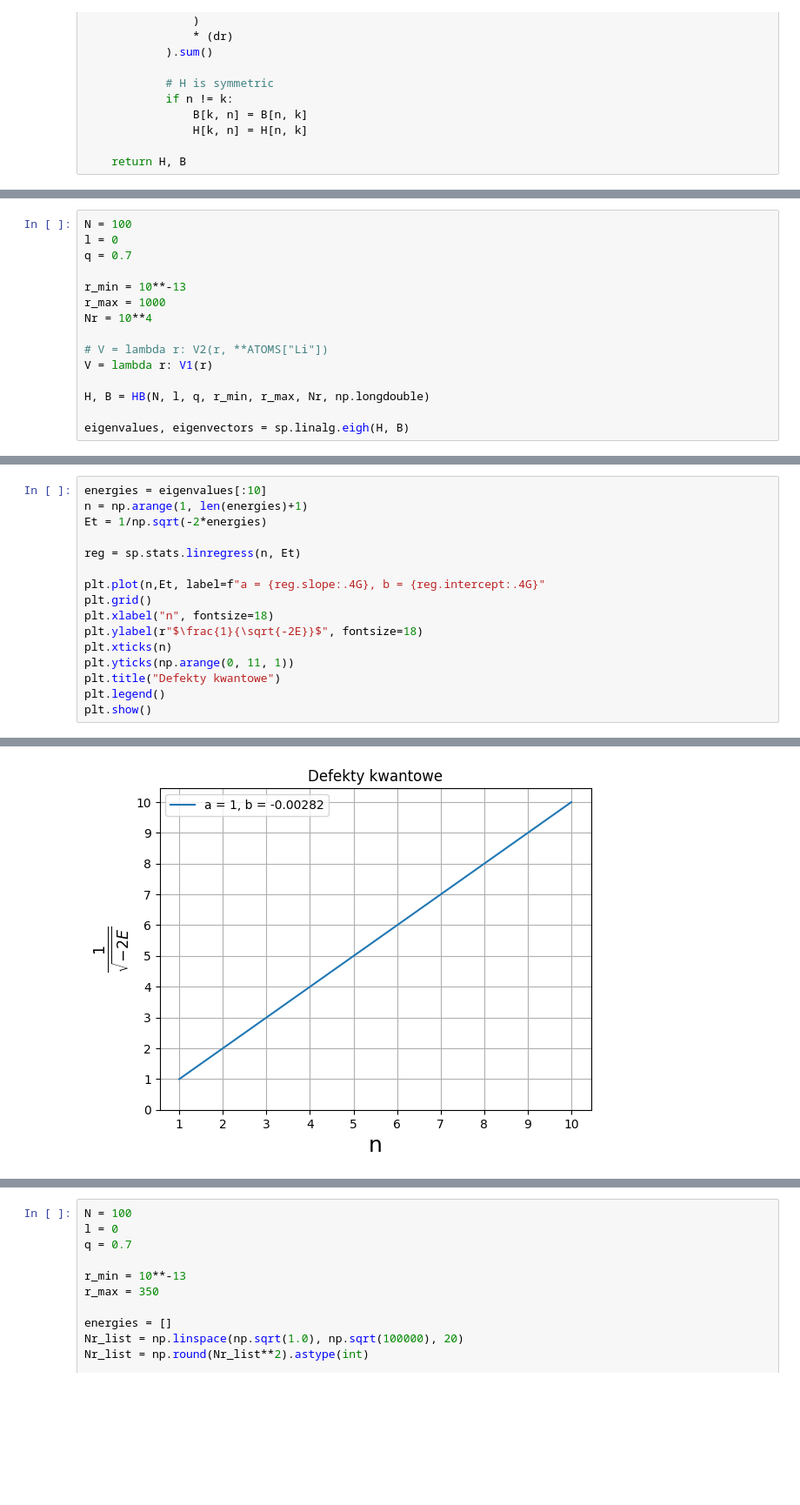
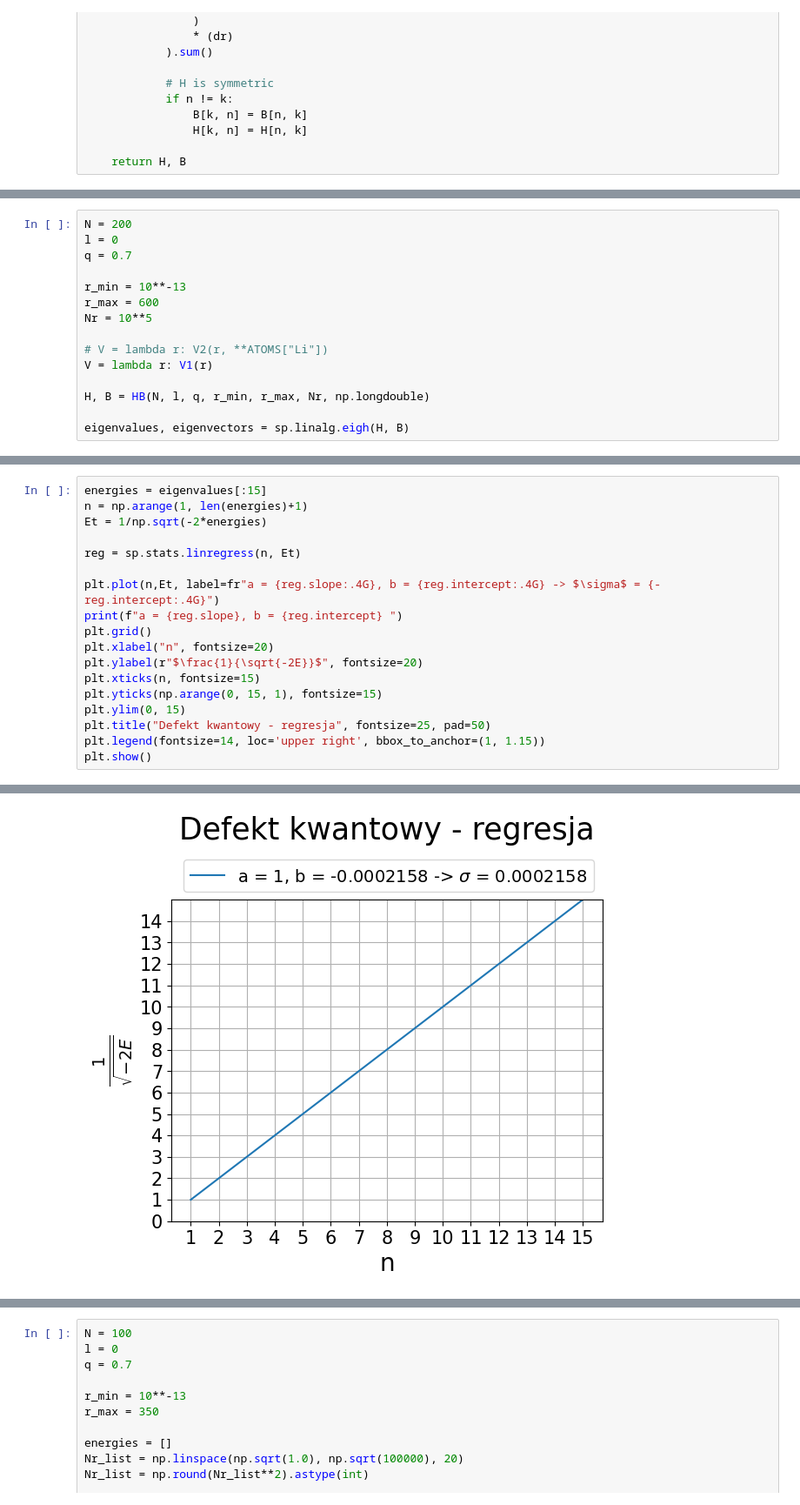
Before and after one commit to Indoxer/sturmian-quantum, a Jupyter notebook: sturmian.ipynb, the cells around one changed output, grey strips where cells are left out. Shown: that part at 87% size. Cells and saved outputs as stored; diff of their text form; blank space fills up the shorter version.

```diff
--- a/sturmian.ipynb
+++ b/sturmian.ipynb
@@ -258,11 +247,11 @@ NumbaValueError: Unsupported array dtype: float128
 # %%
-N = 100
+N = 200
 l = 0
 q = 0.7
 
 r_min = 10**-13
-r_max = 1000
-Nr = 10**4
+r_max = 600
+Nr = 10**5
 
 # V = lambda r: V2(r, **ATOMS["Li"])
 V = lambda r: V1(r)
@@ -279,17 +264,19 @@ array([-0.50249418, -0.12543583, -0.05570639, -0.03132018, -0.02003855,
 # %%
-energies = eigenvalues[:10]
+energies = eigenvalues[:15]
 n = np.arange(1, len(energies)+1)
 Et = 1/np.sqrt(-2*energies)
 
 reg = sp.stats.linregress(n, Et)
 
-plt.plot(n,Et, label=f"a = {reg.slope:.4G}, b = {reg.intercept:.4G}"
+plt.plot(n,Et, label=fr"a = {reg.slope:.4G}, b = {reg.intercept:.4G} -> $\sigma$ = {-reg.intercept:.4G}")
+print(f"a = {reg.slope}, b = {reg.intercept} ")
 plt.grid()
-plt.xlabel("n", fontsize=18)
-plt.ylabel(r"$\frac{1}{\sqrt{-2E}}$", fontsize=18)
-plt.xticks(n)
-plt.yticks(np.arange(0, 11, 1))
-plt.title("Defekty kwantowe")
-plt.legend()
+plt.xlabel("n", fontsize=20)
+plt.ylabel(r"$\frac{1}{\sqrt{-2E}}$", fontsize=20)
+plt.xticks(n, fontsize=15)
+plt.yticks(np.arange(0, 15, 1), fontsize=15)
+plt.ylim(0, 15)
+plt.title("Defekt kwantowy - regresja", fontsize=25, pad=50)
+plt.legend(fontsize=14, loc='upper right', bbox_to_anchor=(1, 1.15))
 plt.show()
 # %% [output]
@@ -296 +284 @@ plt.show()
-[figure, old version]
+[figure, new version]
```
Also changed, not shown: parts of 13 cells of this notebook, 5 other files.
